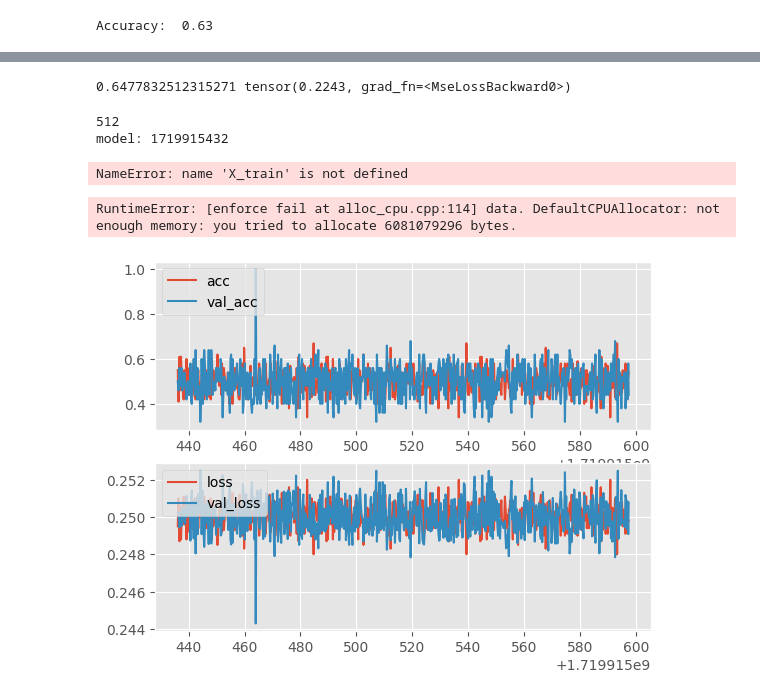
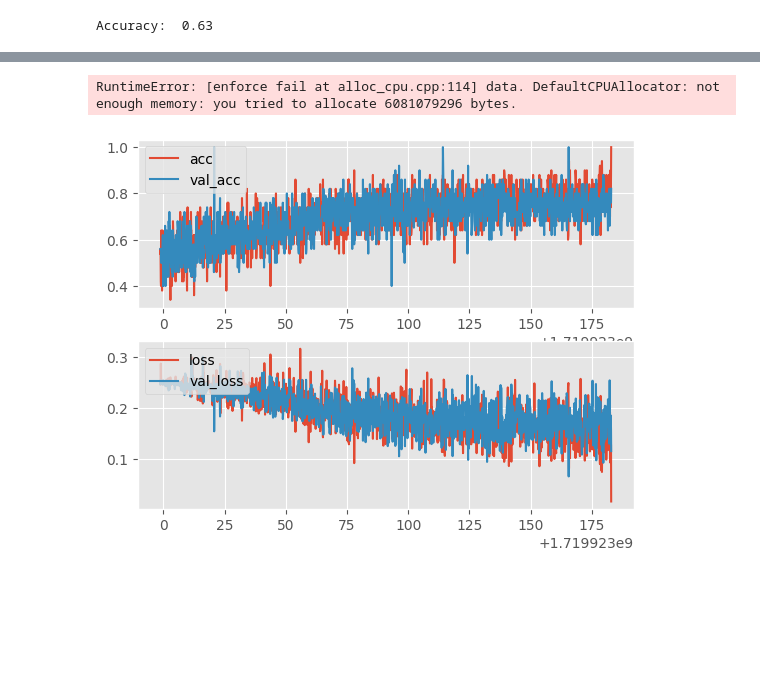
Before and after one commit to Amination-Gogia/Neural-Nets-Summer-24, a Jupyter notebook: PyTorch_sentdex/Lec5_6_7.ipynb, the cells around one changed output, grey strips where cells are left out. Cells and saved outputs as stored; diff of their text form; code cells hidden in the pictures; blank space fills up the shorter version.

Commit message:
Fixed a referencing error, variable accessing error; now the graph comes fine, earlier optimizer of some random net would be called

```diff
--- a/PyTorch_sentdex/Lec5_6_7.ipynb
+++ b/PyTorch_sentdex/Lec5_6_7.ipynb
@@ -183,27 +190,15 @@ def fwd_pass(X, y, train = False):
         optimizer.step()
     return acc, loss
 # %%
-def test(size = 32):
+def test(net, size = 32):
 
-    random_start = np.random.randint(len(test_X))
+    random_start = np.random.randint(0, len(test_X))
+    # random_start = 5
     X, y = test_X[random_start: random_start + size], test_y[random_start: random_start + size]
-    val_acc, val_loss = fwd_pass(X.view(-1, 1, 50, 50), y)
+    val_acc, val_loss = fwd_pass(net, X.view(-1, 1, 50, 50), y)
     return val_acc, val_loss
-
-val_acc, val_loss = test(size = 1000)
-print(val_acc, val_loss)
-# %% [output]
-0.6477832512315271 tensor(0.2243, grad_fn=<MseLossBackward0>)
 # %%
-import time
-
-MODEL_NAME = f"model: {int(time.time())}"
-
-net = Net()
-
-print(MODEL_NAME)
-
-def train():
+def train(net):
     BATCH_SIZE = 50
     EPOCHS = 3
     with open('model1.log', 'w') as f:
@@ -212,18 +207,13 @@ def train():
                 batch_X = train_X[i: i + BATCH_SIZE].view(-1, 1, 50, 50)
                 batch_y = train_y[i: i + BATCH_SIZE]
 
-                acc, loss = fwd_pass(batch_X, batch_y, train= True)
+                acc, loss = fwd_pass(net, batch_X, batch_y, train= True)
                 if i % 10 == 0:
-                    with torch.no_grad():
-                        val_acc, val_loss = test(size = 50)
+
+                    val_acc, val_loss = test(net, size = 50)
                     f.write(f'{MODEL_NAME}, {round(time.time(),3)}, {round(float(acc), 2)}, {round(float(loss),4)}, {val_acc}, {val_loss}\n')
-# %% [output]
-512
-model: 1719915432
 # %%
-train()
+train(net)
-# %% [output]
-NameError: name 'X_train' is not defined
 # %%
 outputs = net(train_X.view(-1, 1, 50, 50))
 matches = [torch.argmax(i) == torch.argmax(j) for i, j in zip(outputs, batch_y)]
@@ -239,7 +229,7 @@ style.use('ggplot')
 
 def create_acc_loss_graph(model_name):
     try:
-        contents = open('model.log', 'r').read().split('\n')
+        contents = open('model1.log', 'r').read().split('\n')
 
         times = []
         accuracies = []
@@ -252,31 +242,32 @@ def create_acc_loss_graph(model_name):
             if model_name in c:
                 _, timestamp, acc, loss, val_acc, val_loss = c.split(', ')
 
                 times.append(float(timestamp))
                 accuracies.append(float(acc))
                 losses.append(float(loss))
 
                 val_accs.append(float(val_acc))
                 val_losses.append(float(val_loss))
 
         fig = plt.figure()
 
         ax1 = plt.subplot2grid((2, 1), (0, 0))
         ax2 = plt.subplot2grid((2, 1), (1, 0), sharex=ax1)
 
+
         ax1.plot(times, accuracies, label='acc')
         ax1.plot(times, val_accs, label='val_acc')
         ax1.legend(loc=2)
 
         ax2.plot(times, losses, label='loss')
         ax2.plot(times, val_losses, label='val_loss')
         ax2.legend(loc=2)
 
         plt.show()
 
     except Exception as e:
         print(f"Error occurred: {str(e)}")
 
 create_acc_loss_graph(MODEL_NAME)
 # %% [output]
-[figure, old version]
+[figure, new version]
```
Also changed, not shown: parts of 5 cells of this notebook, 2 other files.
